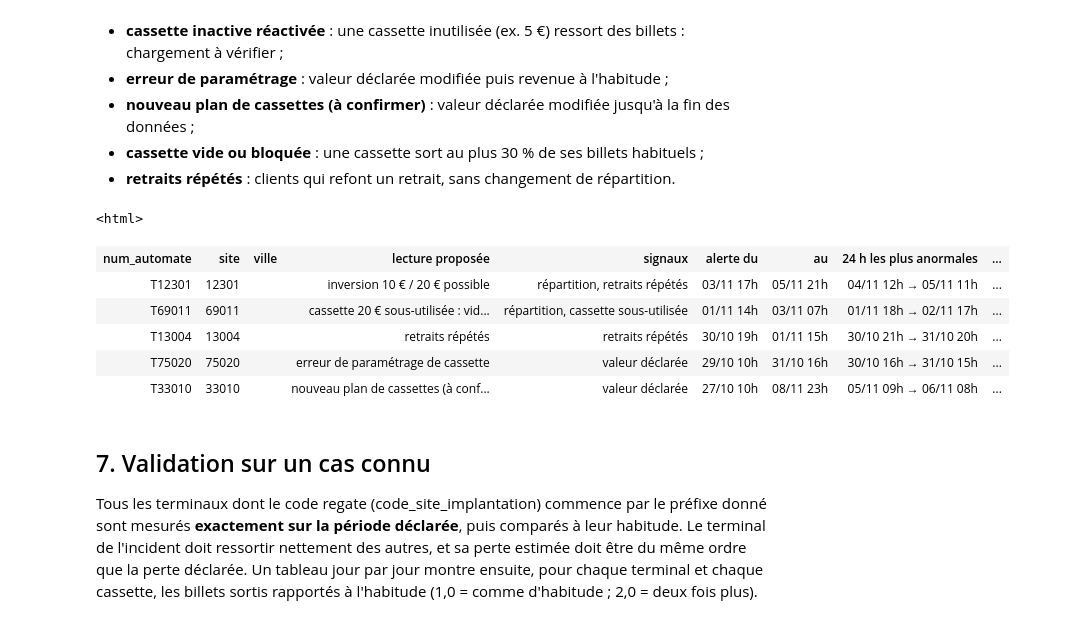
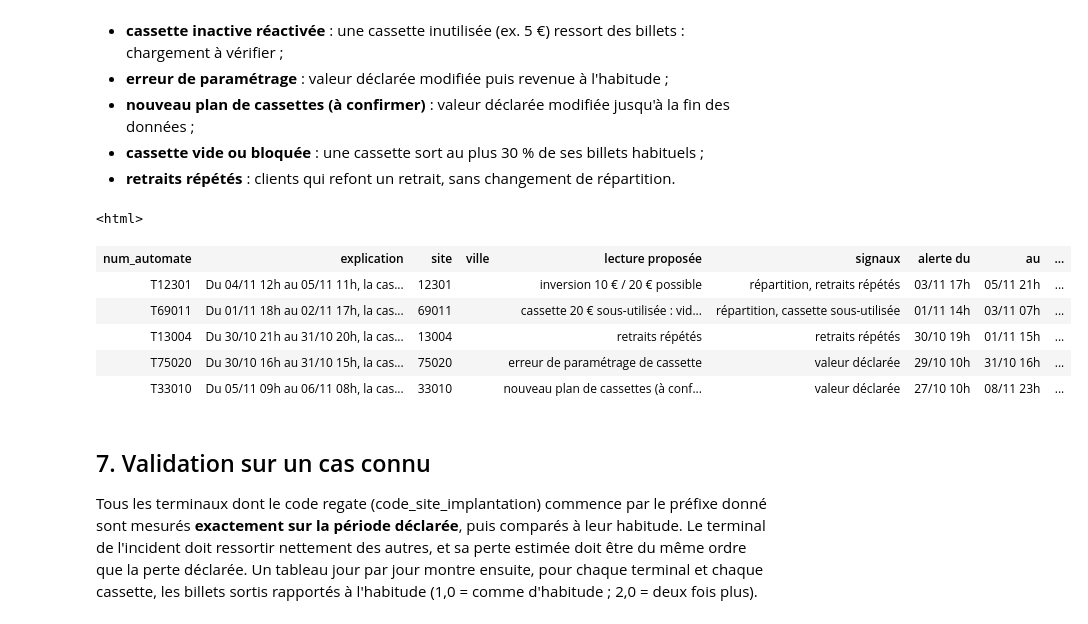
Before and after one commit to LhMaNA/coder_en_pyspark, a Jupyter notebook: detection_cassettes/detection_cassettes_resultats_fictifs.ipynb, the cells around one changed output. Drawn from its saved outputs; the diff is of its cells as text; code cells hidden in the pictures.

```diff
--- a/detection_cassettes/detection_cassettes_resultats_fictifs.ipynb
+++ b/detection_cassettes/detection_cassettes_resultats_fictifs.ipynb
@@ -185,7 +185,7 @@ brut["num_automate"] = brut["num_automate"].astype(str)
 
 DEBUT = pd.Timestamp(DEBUT_ANALYSE)
 DEBUT_REF = DEBUT - pd.Timedelta(days=JOURS_REFERENCE)
-FIN = brut["ts"].max().floor("D") + pd.Timedelta(hours=23)
+FIN = brut["ts"].max()      # dernière heure présente : rien n'est inventé après la fin des données
 brut = brut[(brut["ts"] >= DEBUT_REF) & (brut["ts"] <= FIN)]
 
 infos = brut.groupby("num_automate")[["code_site_implantation", "cd_regate", "code_postal", "ville"]].agg(
@@ -447,43 +447,58 @@ def lire_evenement(groupe):
         lecture = "répartition inhabituelle entre cassettes"
     else:
         lecture = "retraits répétés"
+    valeur_txt = "{} €".format(int(val_pos)) if not pd.isna(val_pos) else "valeur inconnue"
+    variation = "{:+.0f} %".format(100 * (obs_pos / att_pos - 1)) if att_pos > 0 else "habituellement aucun"
+    explication = "Du {} au {}, la cassette {} (billets de {}) a distribué {} billets au lieu de {:.0f} " \
+                  "habituellement ({}).".format(debut_pic.strftime("%d/%m %Hh"), pic["ts"].strftime("%d/%m %Hh"),
+                                                pos, valeur_txt, int(obs_pos), att_pos, variation)
+    if charge_debut:
+        explication += " Le terminal a été chargé juste avant : {}.".format(charge_debut)
+    if groupe["signal_repetes"].any():
+        explication += " {} retraits refaits par la même carte en moins de 10 min (environ {:.0f} d'habitude).".format(
+            int(pic["nb_retraits_repetes_10min"]), pic["nb_retraits"] * hab["taux_repetes_ref"])
+    if groupe["signal_valeur"].any():
+        explication += " La valeur déclarée d'une cassette a changé."
+    explication += " Lecture : {}.".format(lecture)
     return pd.Series({
-        "num_automate": terminal, "site": infos.loc[terminal, "code_site_implantation"], "ville": infos.loc[terminal, "ville"],
+        "num_automate": terminal, "explication": explication,
+        "site": infos.loc[terminal, "code_site_implantation"], "ville": infos.loc[terminal, "ville"],
         "lecture proposée": lecture, "signaux": ", ".join(signaux),
         "alerte du": groupe["ts"].min() - pd.Timedelta(hours=FENETRE_HEURES - 1), "au": groupe["ts"].max(),
         "24 h les plus anormales": "{} → {}".format(debut_pic.strftime("%d/%m %Hh"), pic["ts"].strftime("%d/%m %Hh")),
         "chargement au début": charge_debut or "non", "chargement à la fin": charge_fin or "non",
-        "position en cause": "p{} ({} €)".format(pos, int(val_pos) if not pd.isna(val_pos) else "?"),
+        "cassette en cause": "cassette {} ({} €)".format(pos, int(val_pos) if not pd.isna(val_pos) else "?"),
         "billets sortis (24 h)": int(obs_pos), "billets habituels": att_pos,
         "ratio": obs_pos / att_pos if att_pos > 0 else np.nan,
         "part habituelle %": 100 * hab["part_ref_pos{}".format(pos)], "part observée %": 100 * part_obs,
         "score cassettes": pic["score_cassettes"], "retraits répétés": int(pic["nb_retraits_repetes_10min"]),
         "attendus": pic["nb_retraits"] * hab["taux_repetes_ref"],
         "perte si inversion 10/20 (€)": pic["perte_si_inversion_10_20"] if {10, 20} <= vals else np.nan,
         "perte paramétrage (€)": pic["perte_parametrage"] if groupe["signal_valeur"].any() else np.nan,
         "force": pic["force"]})
 
 
 if len(alertes):
     evenements = alertes.groupby("id_evenement").apply(lire_evenement).sort_values("force", ascending=False)
     evenements = evenements.reset_index(drop=True)
 else:
     evenements = pd.DataFrame()
 afficher_tableau(evenements.drop(columns=["force"]) if len(evenements) else evenements,
                  "Événements de cassettes détectés ({} terminal)".format(
                      evenements["num_automate"].nunique() if len(evenements) else 0),
-                 "Triés du plus fort au plus faible. Score cassettes : écart de répartition divisé par le plus fort "
+                 "Un terminal a 4 cassettes (bacs de billets), numérotées 1 à 4 ; la valeur entre parenthèses est la "
+                 "coupure que la cassette contient d'habitude. Triés du plus fort au plus faible. Score cassettes : écart de répartition divisé par le plus fort "
                  "écart du même terminal en référence (au-dessus de 1, jamais vu en 4 semaines). Perte si inversion : "
                  "10 € x (billets des positions 10 € - billets des positions 20 €) sur les 24 h les plus anormales, "
                  "à n'utiliser que si l'inversion est confirmée.")
 # %% [output]
 <html>
-| num_automate | site | ville | lecture proposée | signaux | alerte du | au | 24 h les plus anormales | ... |
-| T12301 | 12301 |  | inversion 10 € / 20 € possible | répartition, retraits répétés | 03/11 17h | 05/11 21h | 04/11 12h → 05/11 11h | ... |
-| T69011 | 69011 |  | cassette 20 € sous-utilisée : vid... | répartition, cassette sous-utilisée | 01/11 14h | 03/11 07h | 01/11 18h → 02/11 17h | ... |
-| T13004 | 13004 |  | retraits répétés | retraits répétés | 30/10 19h | 01/11 15h | 30/10 21h → 31/10 20h | ... |
-| T75020 | 75020 |  | erreur de paramétrage de cassette | valeur déclarée | 29/10 10h | 31/10 16h | 30/10 16h → 31/10 15h | ... |
-| T33010 | 33010 |  | nouveau plan de cassettes (à conf... | valeur déclarée | 27/10 10h | 08/11 23h | 05/11 09h → 06/11 08h | ... |
+| num_automate | explication | site | ville | lecture proposée | signaux | alerte du | au | ... |
+| T12301 | Du 04/11 12h au 05/11 11h, la cas... | 12301 |  | inversion 10 € / 20 € possible | répartition, retraits répétés | 03/11 17h | 05/11 21h | ... |
+| T69011 | Du 01/11 18h au 02/11 17h, la cas... | 69011 |  | cassette 20 € sous-utilisée : vid... | répartition, cassette sous-utilisée | 01/11 14h | 03/11 07h | ... |
+| T13004 | Du 30/10 21h au 31/10 20h, la cas... | 13004 |  | retraits répétés | retraits répétés | 30/10 19h | 01/11 15h | ... |
+| T75020 | Du 30/10 16h au 31/10 15h, la cas... | 75020 |  | erreur de paramétrage de cassette | valeur déclarée | 29/10 10h | 31/10 16h | ... |
+| T33010 | Du 05/11 09h au 06/11 08h, la cas... | 33010 |  | nouveau plan de cassettes (à conf... | valeur déclarée | 27/10 10h | 08/11 23h | ... |
 # %% [markdown]
 ## 7. Validation sur un cas connu
 Tous les terminaux dont le code regate (code_site_implantation) commence par le préfixe donné sont mesurés **exactement sur la période déclarée**, puis
```
Also changed, not shown: parts of 4 cells of this notebook, 3 other files.
